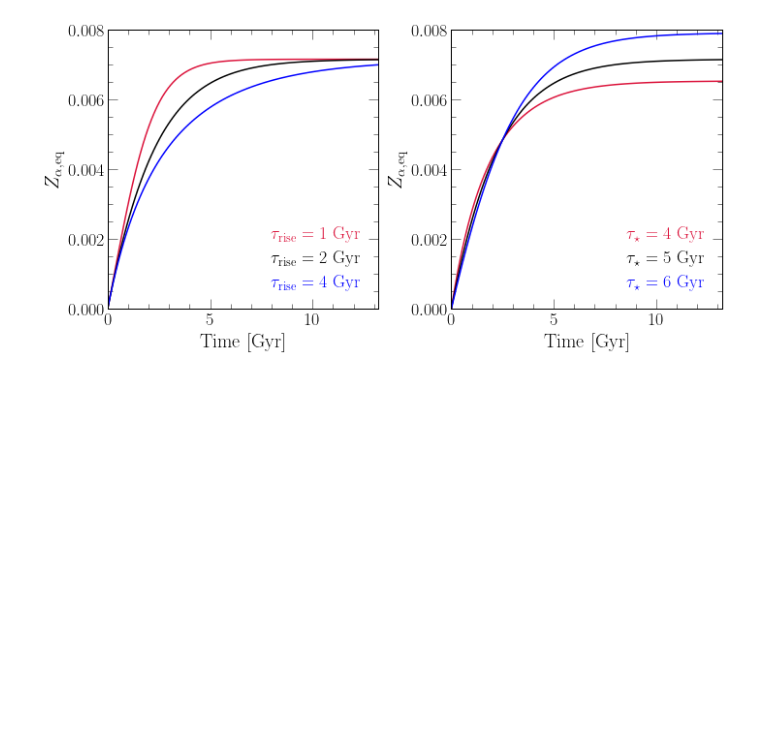
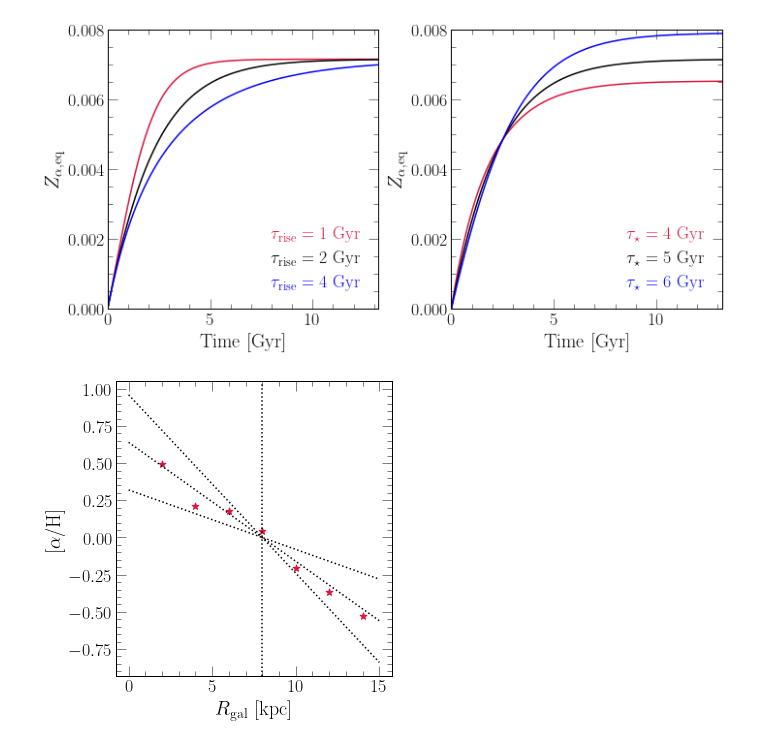
Before and after one commit to giganano/outflows, a Jupyter notebook: notebooks/gradient.ipynb, the cells around one changed output. Drawn from its saved outputs; the diff is of its cells as text; code cells hidden in the pictures; blank space fills up the shorter version.

```diff
--- a/notebooks/gradient.ipynb
+++ b/notebooks/gradient.ipynb
@@ -218,3 +218,63 @@ plt.tight_layout()
 plt.show()
 # %% [output]
 [figure]
+# %%
+class insideoutsfh:
+
+    def __init__(self, taurise = 2, tausfh = 5, norm = 10):
+        self.taurise = taurise
+        self.tausfh = tausfh
+        self.norm = norm
+
+    def __call__(self, time):
+        return self.norm * (1 - np.exp(-time / self.taurise)) * np.exp(-time / self.tausfh)
+
+def modemdf(bins, dist):
+    idxmax = dist.index(max(dist))
+    return (bins[idxmax] + bins[idxmax + 1]) / 2
+# %%
+fig = plt.figure(figsize = (5, 5))
+ax = fig.add_subplot(111)
+ax.set_xlabel(r"$R_\text{gal}$ [kpc]")
+ax.set_ylabel(r"[$\alpha$/H]")
+
+def reference_gradient(r, slope = -0.08):
+    return slope * (r - 8)
+
+xvals = np.linspace(0, 15, 100)
+for slope in [-0.04, -0.08, -0.12]:
+    yvals = [reference_gradient(x, slope = slope) for x in xvals]
+    kwargs = {
+        "c": named_colors()["black"],
+        "linestyle": ":"
+    }
+    ax.plot(xvals, yvals, **kwargs)
+ax.axvline(8, **kwargs)
+
+def taustar(r):
+#     return 1 + 9 * (r / 8)
+    return 2 + np.exp(r / 4)
+
+def tausfh(r):
+#     return 0 + 8 * (r / 8)
+    return 1 + np.exp(r / 6)
+
+radii = [2, 4, 6, 8, 10, 12, 14]
+vice.yields.ccsne.settings['o'] = 0.015
+for r in radii:
+    with vice.singlezone(name = "tmp", elements = ["o"]) as sz:
+        sz.mode = "sfr"
+        sz.func = insideoutsfh()
+        sz.func.timescale = tausfh(r)
+        sz.tau_star = taustar(r)
+        sz.eta = 0
+        sz.bins = np.linspace(-3, 1, 401)
+        out = sz.run(np.linspace(0, 13.2, 1321), overwrite = True, capture = True)
+        mode = modemdf(out.mdf["bin_edge_left"] + [out.mdf["bin_edge_right"][-1]],
+            out.mdf["dn/d[o/h]"])
+        ax.scatter([r], [mode], c = named_colors()["crimson"], marker = markers()["star"], s = 50)
+
+plt.tight_layout()
+plt.show()
+# %% [output]
+[figure, added]
```
Also changed, not shown: parts of 1 cell of this notebook, 1 other file.
